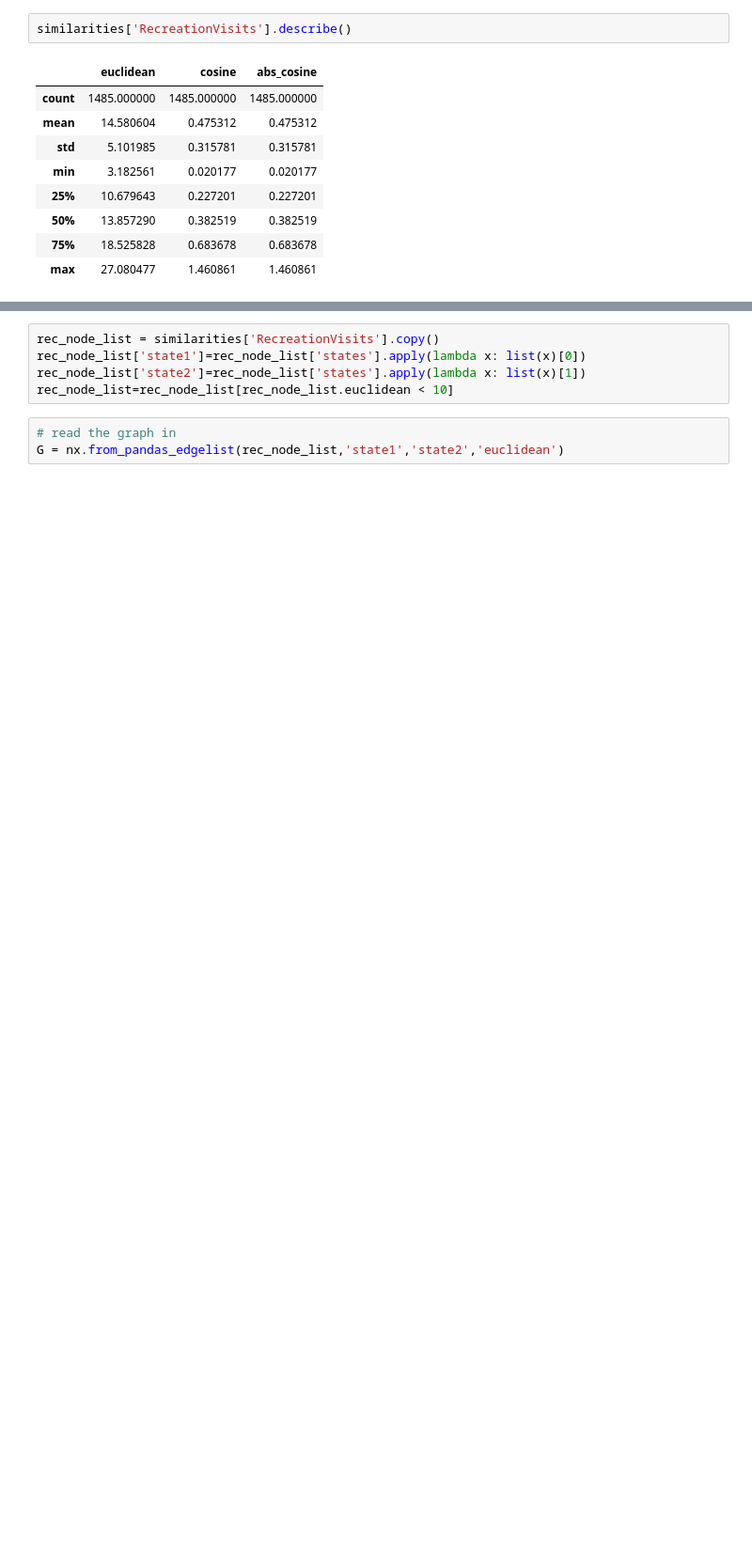
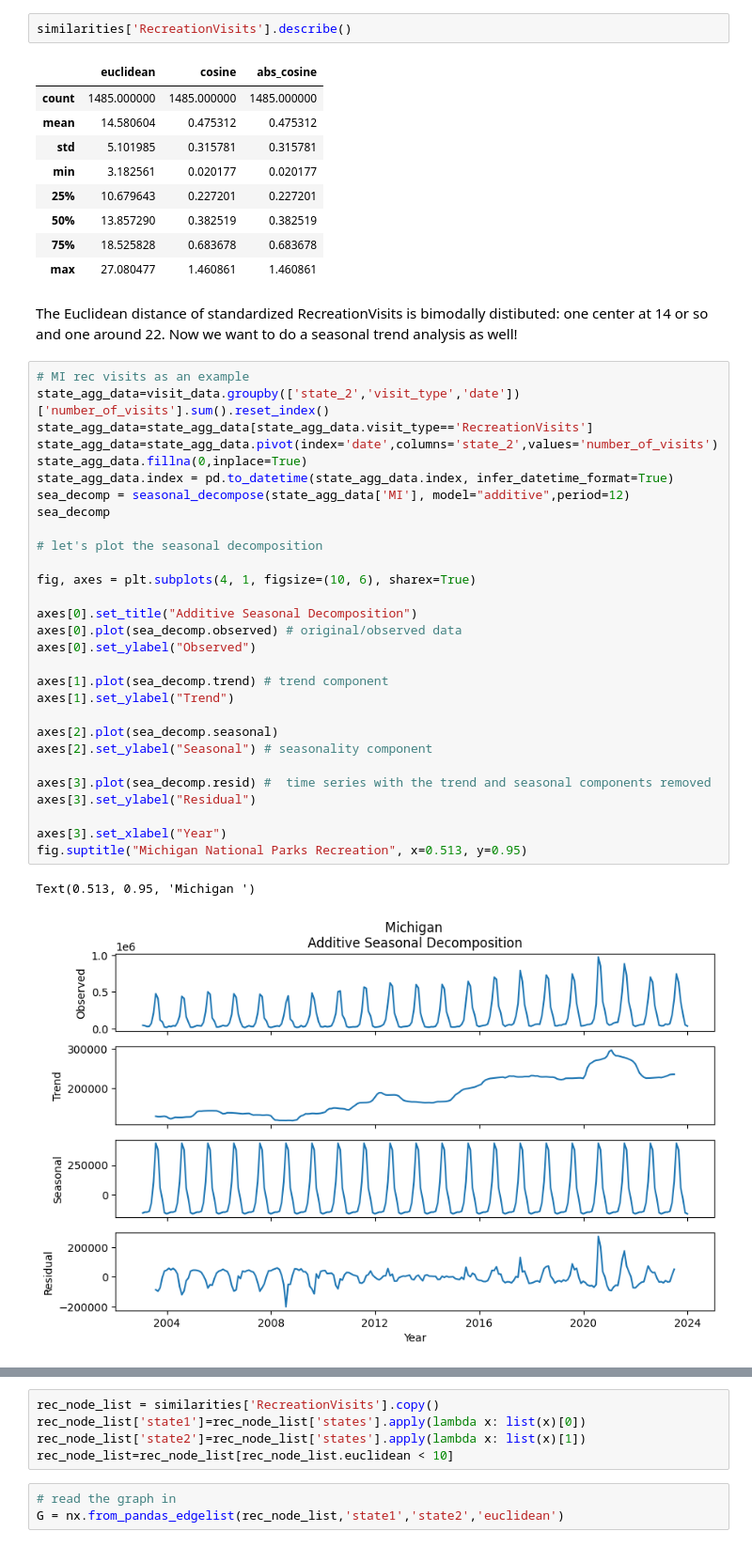
Before and after one commit to scmcqueen/NationalParksDataMining, a Jupyter notebook: state_similarity.ipynb, the cells around one changed output, grey strips where cells are left out. Shown at 94% size. Drawn from its saved outputs; the diff is of its cells as text; blank space fills up the shorter version.

Commit message:
example michigan visit seasonal decomp

```diff
--- a/state_similarity.ipynb
+++ b/state_similarity.ipynb
@@ -328,4 +328,38 @@ similarities['RecreationVisits'].describe()
 | 50% | 13.857290 | 0.382519 | 0.382519 |
 | 75% | 18.525828 | 0.683678 | 0.683678 |
 | max | 27.080477 | 1.460861 | 1.460861 |
+# %% [markdown]
+The Euclidean distance of standardized RecreationVisits is bimodally distibuted: one center at 14 or so and one around 22. Now we want to do a seasonal trend analysis as well!
+# %%
+# MI rec visits as an example
+state_agg_data=visit_data.groupby(['state_2','visit_type','date'])['number_of_visits'].sum().reset_index()
+state_agg_data=state_agg_data[state_agg_data.visit_type=='RecreationVisits']
+state_agg_data=state_agg_data.pivot(index='date',columns='state_2',values='number_of_visits')
+state_agg_data.fillna(0,inplace=True)
+state_agg_data.index = pd.to_datetime(state_agg_data.index, infer_datetime_format=True)
+sea_decomp = seasonal_decompose(state_agg_data['MI'], model="additive",period=12)
+sea_decomp
+
+# let's plot the seasonal decomposition
+
+fig, axes = plt.subplots(4, 1, figsize=(10, 6), sharex=True)
+
+axes[0].set_title("Additive Seasonal Decomposition")
+axes[0].plot(sea_decomp.observed) # original/observed data
+axes[0].set_ylabel("Observed")
+
+axes[1].plot(sea_decomp.trend) # trend component
+axes[1].set_ylabel("Trend")
+
+axes[2].plot(sea_decomp.seasonal)
+axes[2].set_ylabel("Seasonal") # seasonality component
+
+axes[3].plot(sea_decomp.resid) #  time series with the trend and seasonal components removed
+axes[3].set_ylabel("Residual")
+
+axes[3].set_xlabel("Year")
+fig.suptitle("Michigan National Parks Recreation", x=0.513, y=0.95)
+# %% [output]
+Text(0.513, 0.95, 'Michigan ')
+[figure, added]
 # %% [markdown]
```
Also changed, not shown: parts of 1 cell of this notebook.
